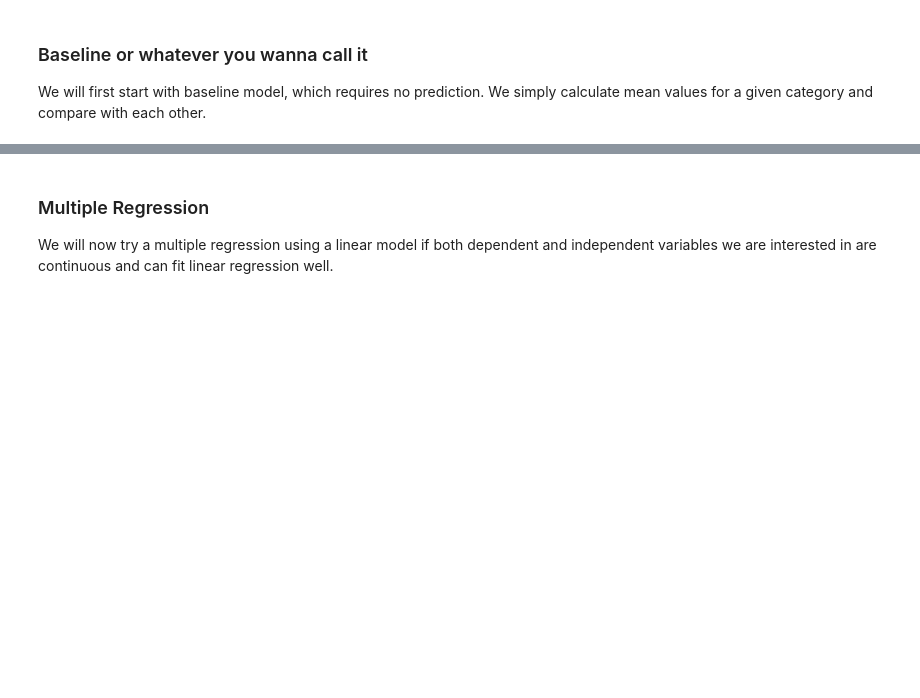
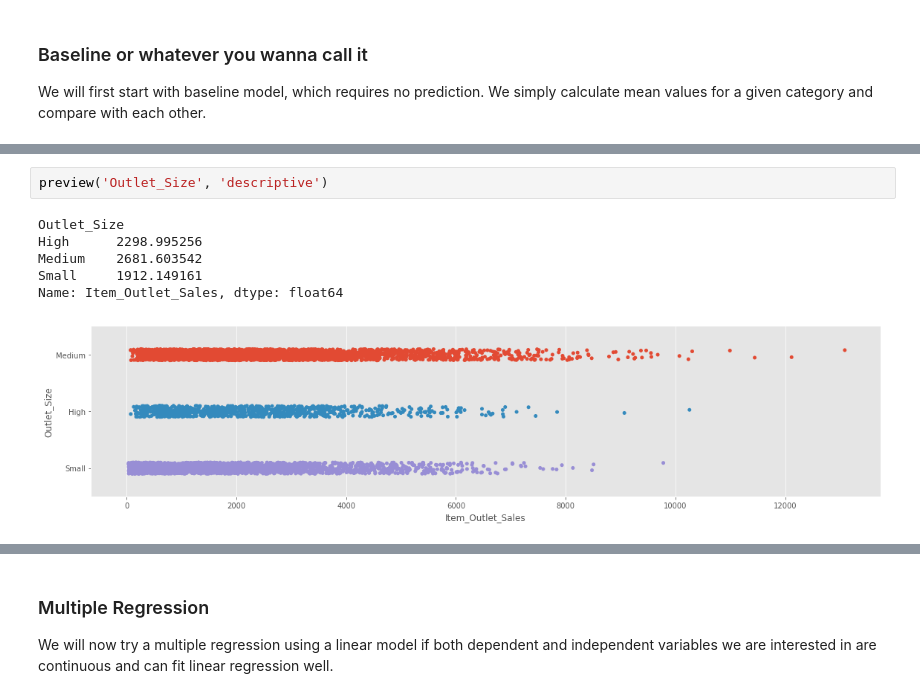
Before and after one commit to zicodeng/bigmart-sales-prediction, a Jupyter notebook: linear-regression.ipynb, the cells around one changed output, grey strips where cells are left out. Cells and saved outputs as stored; diff of their text form; blank space fills up the shorter version.

```diff
--- a/linear-regression.ipynb
+++ b/linear-regression.ipynb
@@ -65,0 +68,9 @@ We will first start with baseline model, which requires no prediction. We simply
+# %%
+preview('Outlet_Size', 'descriptive')
+# %% [output]
+Outlet_Size
+High      2298.995256
+Medium    2681.603542
+Small     1912.149161
+Name: Item_Outlet_Sales, dtype: float64
+[figure, added]
```
Also changed, not shown: parts of 16 cells of this notebook, 1 other file.
